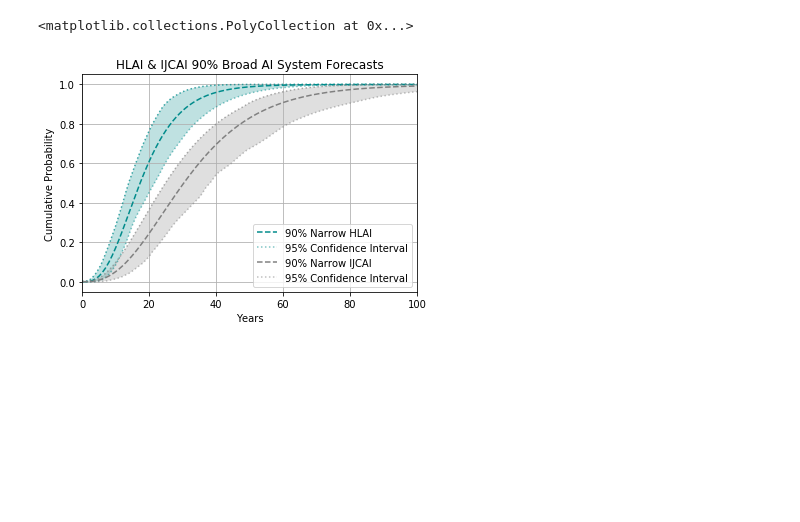
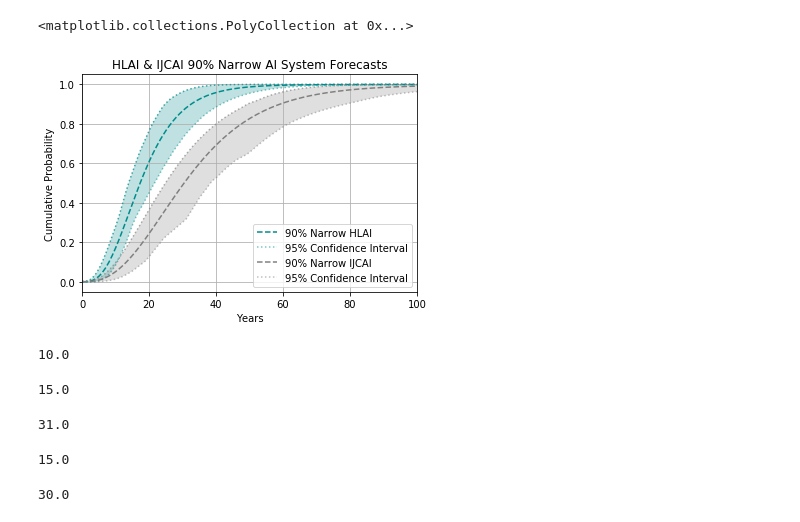
Before and after one commit to rossgritz/labor-displacement-survey-2018, a Jupyter notebook: notebooks/analysis-q7-revised+.ipynb, the cells around one changed output. Cells and saved outputs as stored; diff of their text form; code cells hidden in the pictures; blank space fills up the shorter version.

```diff
--- a/notebooks/analysis-q7-revised+.ipynb
+++ b/notebooks/analysis-q7-revised+.ipynb
@@ -669,11 +669,31 @@ ax.fill_between(iijcai, lb9, ub9, facecolor=clr, alpha=0.25)
 # %%
 plt.xlabel('Years')
 plt.ylabel('Cumulative Probability')
-plt.title('HLAI & IJCAI 90% Broad AI System Forecasts')
+plt.title('HLAI & IJCAI 90% Narrow AI System Forecasts')
 plt.legend(loc='lower right')
 plt.grid()
 plt.xlim(0,100)
 plt.savefig('Q7-hlai-ijcai-cis.png')
 plt.show()
 # %% [output]
-[figure, old version]
+[figure, new version]
+# %%
+np.median(xhlai[:,0])
+# %% [output]
+10.0
+# %%
+np.median(xhlai[:,1])
+# %% [output]
+15.0
+# %%
+np.median(xhlai[:,2])
+# %% [output]
+31.0
+# %%
+np.median(xijcai[:,0])
+# %% [output]
+15.0
+# %%
+np.median(xijcai[:,1])
+# %% [output]
+30.0
```
Also changed, not shown: parts of 6 cells of this notebook, 6 other files.
